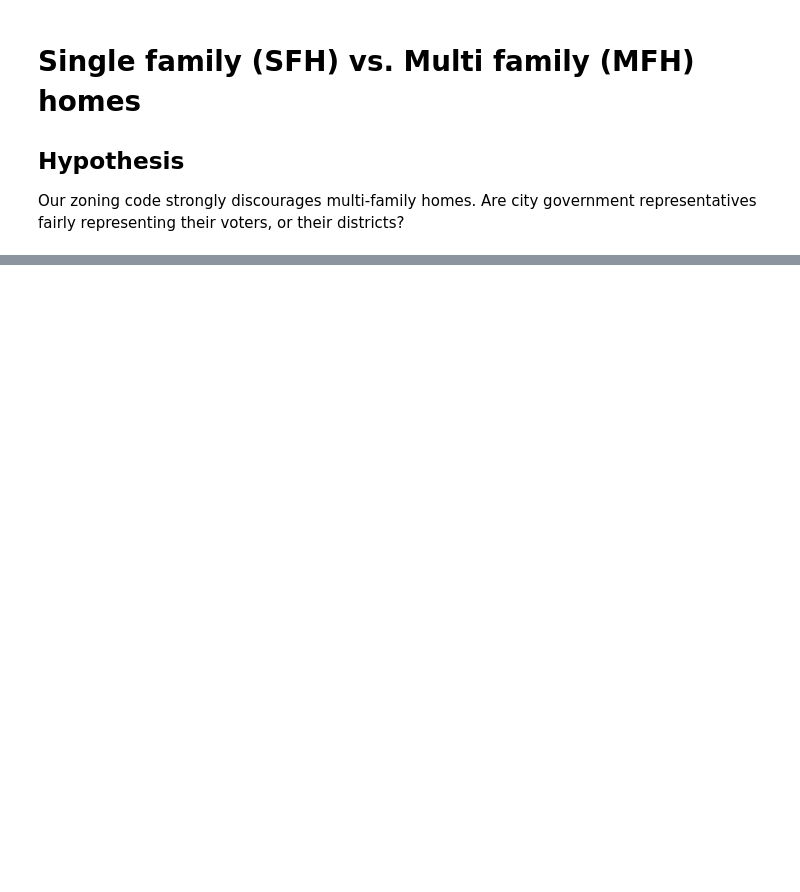
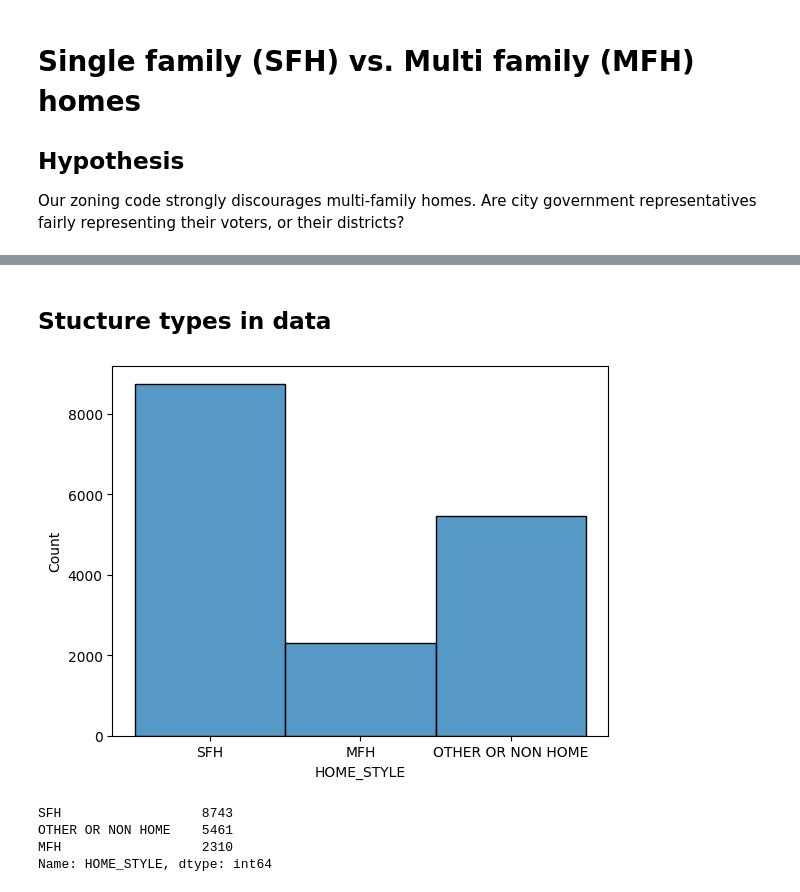
Before and after one commit to tjrileywisc/waltham_gis, a Jupyter notebook: investigations/sfh_vs_mfh/notebook.ipynb, the cells around one changed output, grey strips where cells are left out. Drawn from its saved outputs; the diff is of its cells as text; code cells hidden in the pictures; blank space fills up the shorter version.

```diff
--- a/investigations/sfh_vs_mfh/notebook.ipynb
+++ b/investigations/sfh_vs_mfh/notebook.ipynb
@@ -10,3 +5,0 @@ import dvc.api
-# %%
-with dvc.api.open("data/gis/wardsprecincts2022_poly.zip") as f:
-    wards_df = geo_pd.read_file(f)
@@ -14,0 +21,10 @@ FileMissingError: Can't find 'wardsprecincts2022_poly.zip' neither locally nor o
+# %%
+with fs.open("data/gis/wardsprecincts2022_poly.zip") as f:
+    content = BytesIO(f.read())
+    zip = ZipFile(content)
+    zip.extractall("../../data/gis")
+    wards_df = geo_pd.read_file("../../data/gis/wardsprecincts2022_poly/WARDSPRECINCTS2022_POLY.shp")
+    wards_df = wards_df[wards_df["TOWN_ID"] == 308]
+    wards_df.reset_index(inplace=True)
+
+wards_df.head()
@@ -14,0 +40,23 @@ FileMissingError: Can't find 'wardsprecincts2022_poly.zip' neither locally nor o
+# %%
+
+with fs.open("data/gis/L3_SHP_M308_WALTHAM.zip") as f:
+    content = BytesIO(f.read())
+    zip = ZipFile(content)
+    zip.extractall("../../data/gis")
+    property_shapefiles_df = geo_pd.read_file("../../data/gis/L3_SHP_M308_WALTHAM/M308TaxPar_CY22_FY23.shp")
+    property_shapefiles_df['centroid'] = property_shapefiles_df['geometry'].apply(lambda x: x.centroid)
+
+    assessments_table = DBF("../../data/gis/L3_SHP_M308_WALTHAM/M308Assess_CY22_FY23.dbf", load=True)
+    assessments_df = pd.DataFrame([dict(r) for r in assessments_table.records])
+
+    def home_style(x):
+        if int(x) == 101:
+            return "SFH"
+        elif int(x) > 102 and int(x) <= 112:
+            return "MFH"
+
+        return "OTHER OR NON HOME"
+
+    assessments_df["HOME_STYLE"] = assessments_df["USE_CODE"].apply(lambda x: home_style(x))
+
+property_shapefiles_df.head()
@@ -14,0 +86,13 @@ FileMissingError: Can't find 'wardsprecincts2022_poly.zip' neither locally nor o
+# %% [markdown]
+## Stucture types in data
+# %%
+ax = sns.histplot(data=assessments_df, x="HOME_STYLE", kde=False)
+# %% [output]
+[figure, added]
+# %%
+assessments_df["HOME_STYLE"].value_counts()
+# %% [output]
+SFH                  8743
+OTHER OR NON HOME    5461
+MFH                  2310
+Name: HOME_STYLE, dtype: int64
```
Also changed, not shown: parts of 11 cells of this notebook, 5 other files.
